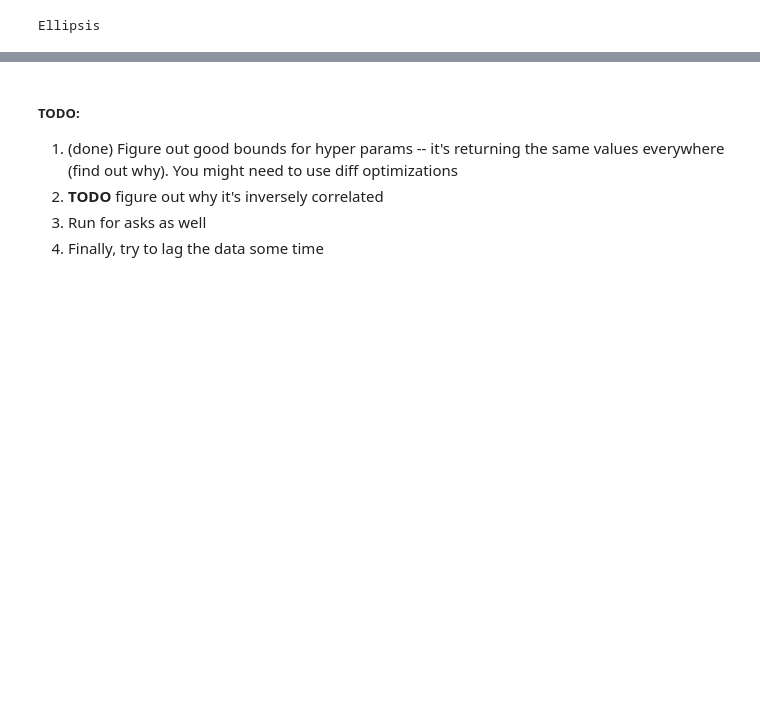
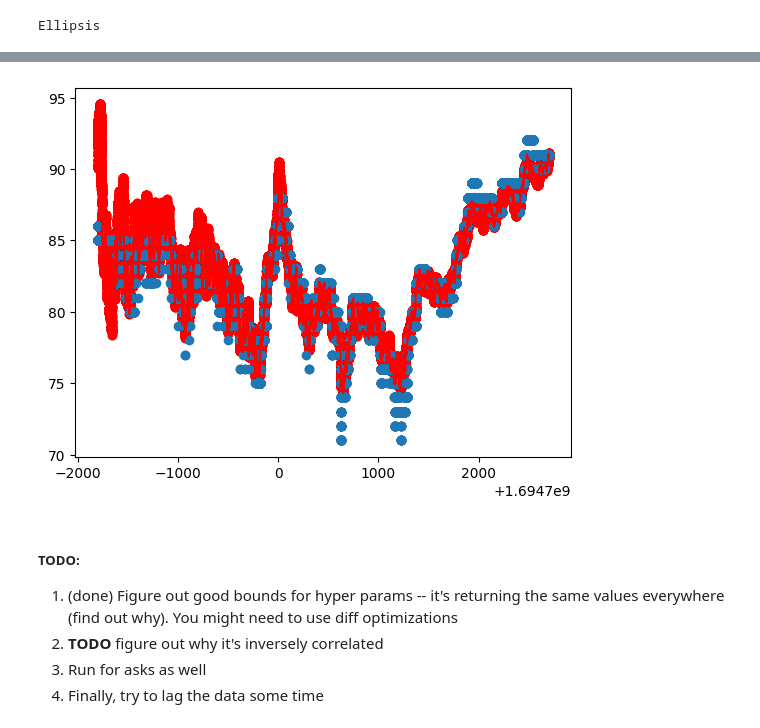
Before and after one commit to kamyarghiam/kalshi_bot, a Jupyter notebook: src/strategy/research/modeling/up_down_modeling.ipynb, the cells around one changed output, grey strips where cells are left out. Drawn from its saved outputs; the diff is of its cells as text; code cells hidden in the pictures; blank space fills up the shorter version.

Commit message:
Sigmoid modeling working

```diff
--- a/src/strategy/research/modeling/up_down_modeling.ipynb
+++ b/src/strategy/research/modeling/up_down_modeling.ipynb
@@ -59,34 +59,35 @@ close_time_unix = 1694721600
 def get_cdf_with_params(x):
     m = x[0]
     b = x[1]
-    # shift_up = x[2]
-    # Sigmoid is already between 0 and 1, no need to shift up for now
-    shift_up = 0
+    shift_up = x[2]
     """Minimization functions for the bids"""
     cdf['w'] = m * (close_time_unix - df.ts) + b
-    cdf['sigmoid'] = (1 / (1 + np.exp(-(start_day_price - cdf.spy_price) * cdf.w))) + shift_up
+    cdf['sigmoid'] = (1 / (1 + np.exp(-1*(start_day_price - cdf.spy_price) * (cdf.w)))) + shift_up
     return cdf
 
 def minimize_bids(x):
     cdf = get_cdf_with_params(x)
     # Adjust below for bids (yes_ask_price)
     return abs((100*cdf.sigmoid) - cdf.yes_bid_price).sum()
-def callback(x, f, accepted):
+def callback(x, f=None, accepted= None):
     print(f"Iteration {callback.iteration}: x = {x}, f(x) = {f}, accepted = {accepted}")
     callback.iteration += 1
 callback.iteration = 0
 # Nelder-Mean method
 result = minimize(
         minimize_bids,
-        [0, 0],
+        [0, 0, 0],
         method="Nelder-Mead",
+        callback=callback
     )
 # Basin-hopping
 # result = basinhopping(
 #         minimize_bids,
-#         [0, 0],
+#         [0,0,0],
 #         stepsize=0.1,
 #         callback=callback
 #     )
-result.x
+# Best so far:
+# [-9.04880906e-07  1.37270646e-02  4.00814917e-01]
+minimize_bids(result.x)
 # %% [output]
@@ -94,3 +112,12 @@ array([ 3.91620951e-06, -5.84048383e-02])
+# %%
+cdf_with_params = get_cdf_with_params(result.x)
+
+plt.plot(cdf_with_params.ts, cdf_with_params.sigmoid*100, color = 'red')
+plt.scatter(cdf_with_params.ts, cdf_with_params.sigmoid*100, color = 'red')
+plt.scatter(cdf_with_params.ts, cdf_with_params.yes_bid_price)
+plt.show()
+# %% [output]
+[figure, added]
 # %% [markdown]
 ##### TODO:
 
```
Also changed, not shown: parts of 2 cells of this notebook.
